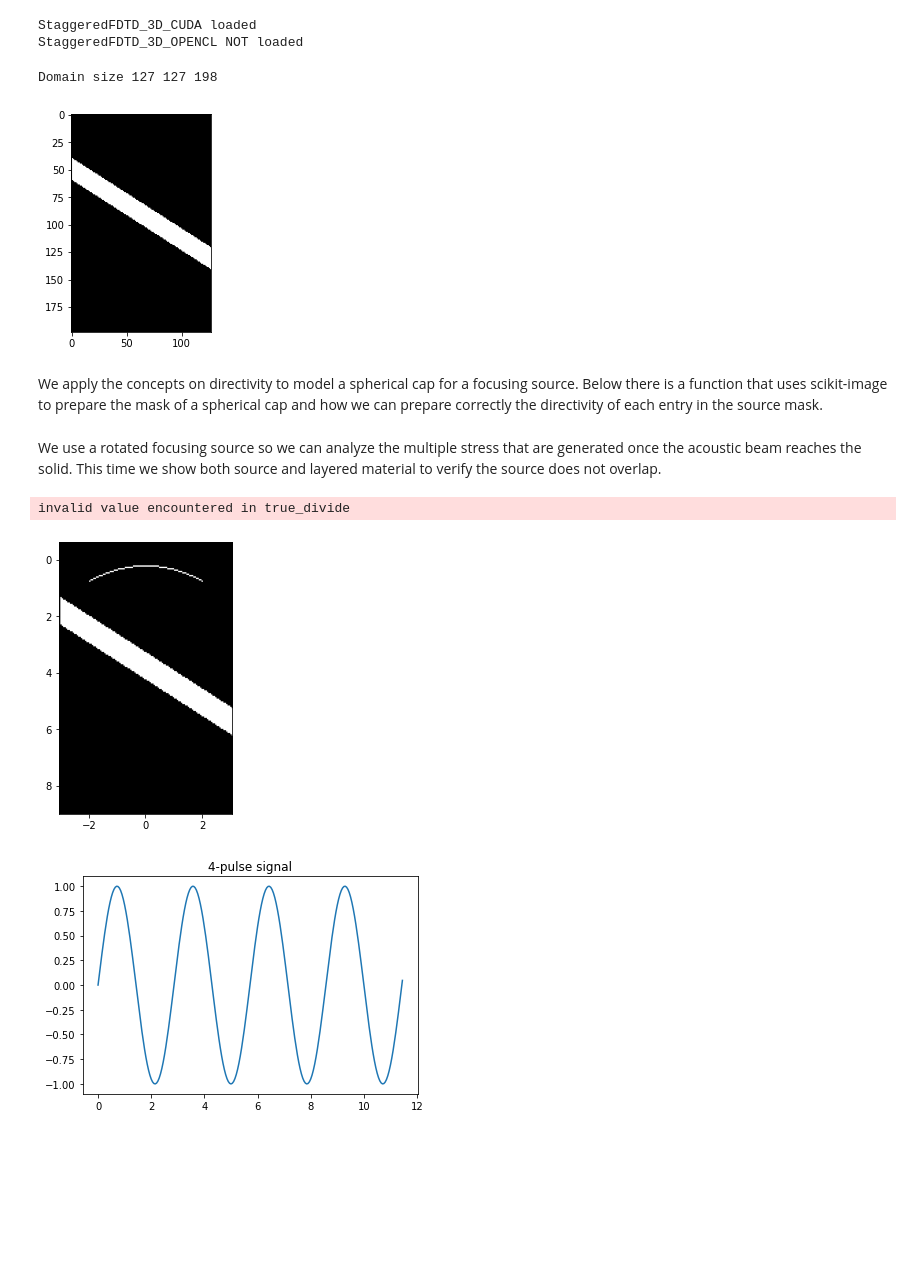
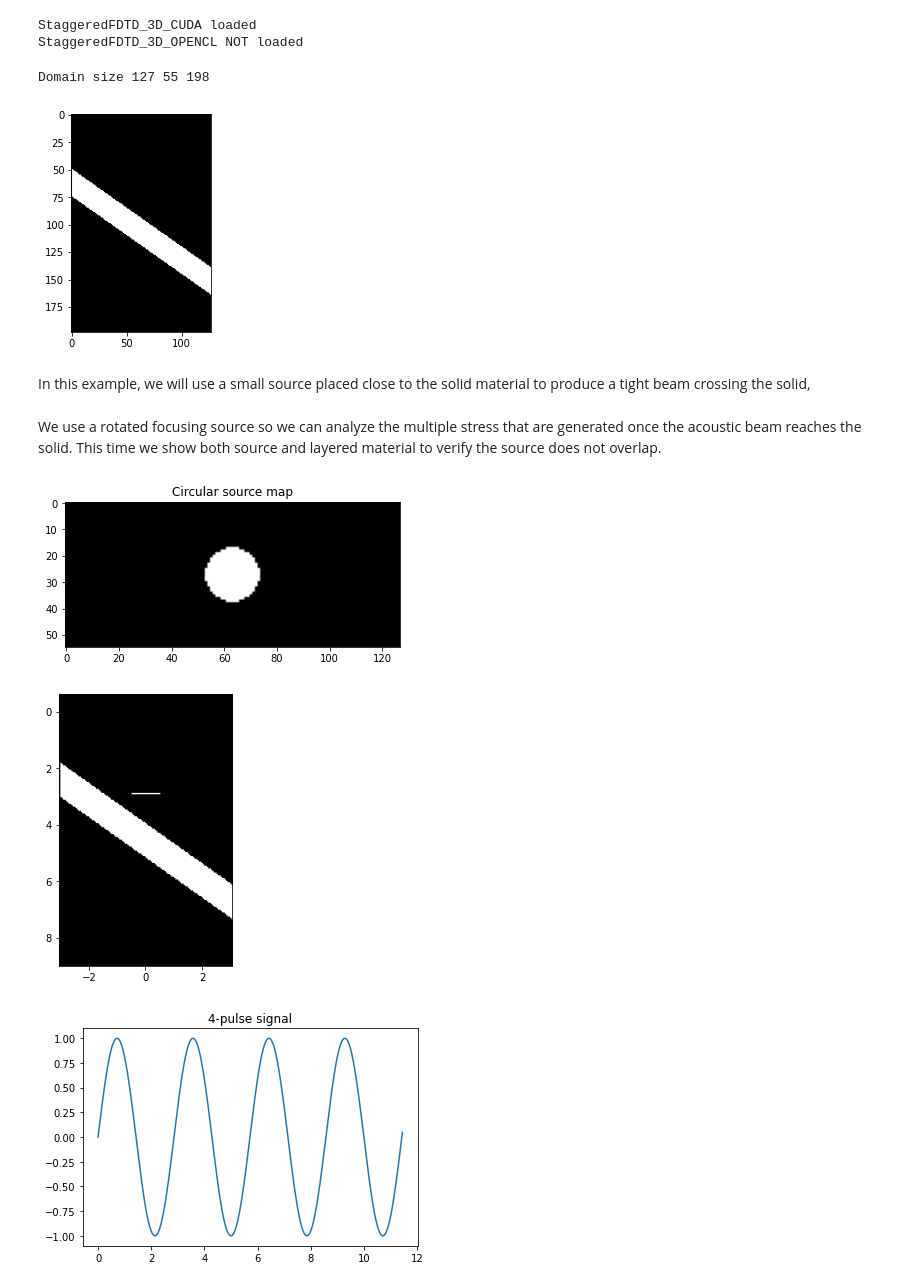
Before and after one commit to ProteusMRIgHIFU/BabelViscoFDTD, a Jupyter notebook: Tutorial Notebooks/6 - Non-aligned solid - SUPERPOSITION Method.ipynb, the cells around one changed output. Cells and saved outputs as stored; diff of their text form; code cells hidden in the pictures; blank space fills up the shorter version.

```diff
--- a/Tutorial Notebooks/6 - Non-aligned solid - SUPERPOSITION Method.ipynb
+++ b/Tutorial Notebooks/6 - Non-aligned solid - SUPERPOSITION Method.ipynb
@@ -60,10 +61,9 @@ SolidSAlpha= 163 # Np/m
 ShortestWavelength =SolidsSOS / Frequency
 SpatialStep =ShortestWavelength / 6.0 # A minimal step of 6 is recommnded
 
-DimDomain =  np.array([0.05,0.05,0.085])  # in m, x,y,z  # in m, x,y,z
+DimDomain =  np.array([0.05,0.015,0.085])  # in m, x,y,z  # in m, x,y,z
 
-TxRadius = 0.04 # m,
-TxDiameter=0.04
+TxDiameter=0.01
 PMLThickness = 12 # grid points for perect matching layer, HIGHLY RECOMMENDED DO NOT CHANGE THIS SIZE
 ReflectionLimit= 1.0000e-05 #reflection parameter for PML, HIGHLY RECOMMENDED DO NOT CHANGE THIS VALUE
 
@@ -71,7 +71,7 @@ N1=int(np.ceil(DimDomain[0]/SpatialStep)+2*PMLThickness)
 N2=int(np.ceil(DimDomain[1]/SpatialStep)+2*PMLThickness)
 N3=int(np.ceil(DimDomain[2]/SpatialStep)+2*PMLThickness)
 print('Domain size',N1,N2,N3)
-TimeSimulation=np.sqrt(DimDomain[0]**2+DimDomain[1]**2+DimDomain[2]**2)/(np.mean([SolidsSOS,WaterSOS])) #time to cross one corner to another
+TimeSimulation=np.sqrt(DimDomain[0]**2+DimDomain[1]**2+DimDomain[2]**2)/(np.mean([SolidsSOS,WaterSOS]))*2/3 #time to cross one corner to another
 TemporalStep=5e-8 # if this step is too coarse a warning will be generated (but simulation will continue,)
 
 MaterialMap=np.zeros((N1,N2,N3),np.uint32) # note the 32 bit size
@@ -82,15 +82,18 @@ MaterialList[0,1]=WaterSOS # water SoS
 MaterialList[1,0]=SolidDensity # plastic density
 MaterialList[1,1]=SolidLSOS # plastic long. SoS
 MaterialList[1,2]=SolidsSOS # plastic shear SoS
-MaterialList[1,3]=SolidLAlpha # plastic long. attenuation
-MaterialList[1,4]=SolidSAlpha # plastic shear attenuation
+MaterialList[1,3]=SolidLAlpha*0 # plastic long. attenuation
+MaterialList[1,4]=SolidSAlpha*0 # plastic shear attenuation
 
 #we define two - half spaces
 
-AngleInterface=np.deg2rad(40)
+BT=-50
+Thick=25
+AngleInterface=np.deg2rad(45)
 m=np.sin(AngleInterface)
 NY3=(N1-1)*m
-r0=np.array([(N3/2)-60,(N3/2)-60+NY3,(N3/2)+NY3-40, (N3/2)-40])+0.5
+r0=np.array([(N3/2)+BT,(N3/2)+BT+NY3,(N3/2)+NY3+BT+Thick, (N3/2)+BT+Thick])+0.5
+
 p0=np.array([0.5,N1-0.5,N1-0.5,0.5])
 rrcc=polygon(p0,r0)
 mm=polygon2mask((N1,N3),np.vstack((p0,r0)).T)
@@ -102,7 +105,5 @@ plt.imshow(MaterialMap[:,int(N2/2),:].T,cmap=plt.cm.gray);
 
 #all other parameters are set to 0
 # %% [output]
-Domain size 127 127 198
+Domain size 127 55 198
-[figure, old version]
+[figure, new version]
-# %% [markdown]
-We apply the concepts on directivity to model a spherical cap for a focusing source. Below there is a function that uses scikit-image to prepare the mask of a spherical cap and how we can prepare correctly the directivity of each entry in the source mask.
@@ -155,15 +110,40 @@ def MakeFocusingSource(N1,N2,N3,SpatialStep,TxRadius,TxDiameter,Angle):
+# %% [markdown]
+In this example, we will use a small source placed close to the solid material to produce a tight beam crossing the solid,
 # %% [markdown]
 We use a rotated focusing source so we can analyze the multiple stress that are generated once the acoustic beam reaches the solid. This time we show both source and layered material to verify the source does not overlap.
 # %%
-SourceMap,Ox,Oy,Oz=MakeFocusingSource(N1,N2,N3,SpatialStep,TxRadius,TxDiameter,0)
+def MakeCircularSource(DimX,DimY,SpatialStep,Diameter):
+    #simple defintion of a circular source centred in the domain
+    XDim=np.arange(DimX)*SpatialStep
+    YDim=np.arange(DimY)*SpatialStep
+    XDim-=XDim.mean()
+    YDim-=YDim.mean()
+    XX,YY=np.meshgrid(XDim,YDim)
+    MaskSource=(XX**2+YY**2)<=(Diameter/2.0)**2
+    return (MaskSource*1.0).astype(np.uint32)
+
+plt.figure()
+SourceMask=MakeCircularSource(N1,N2,SpatialStep,TxDiameter)
+plt.imshow(SourceMask,cmap=plt.cm.gray);
+plt.title('Circular source map')
+
+SourceMap=np.zeros((N1,N2,N3),np.uint32)
+LocZ=PMLThickness+60
+SourceMap[:,:,LocZ]=SourceMask.T
+
+Ox=np.zeros((N1,N2,N3))
+Oy=np.zeros((N1,N2,N3))
+Oz=np.zeros((N1,N2,N3))
+Oz[SourceMap>0]=1 #only Z has a value of 1
+
 XDim=(np.arange(N1)*SpatialStep-(PMLThickness+1)*SpatialStep)*100 #cm
 XDim-=XDim.mean()
 ZDim=(np.arange(N3)*SpatialStep-(PMLThickness+1)*SpatialStep)*100 #cm
 plt.figure(figsize=(6,5))
 plt.imshow(SourceMap[:,int(N2/2),:].T+MaterialMap[:,int(N2/2),:].T,cmap=plt.cm.gray,extent=[XDim.min(),XDim.max(),ZDim.max(),ZDim.min()]);
 # %% [output]
-invalid value encountered in true_divide
-[figure, old version]
+[figure, new version]
+[figure, added]
 # %%
 LengthSource=4.0/Frequency #we will use 4 pulses
 TimeVectorSource=np.arange(0,LengthSource+TemporalStep,TemporalStep)
```
Also changed, not shown: parts of 22 cells of this notebook, 19 other files.
